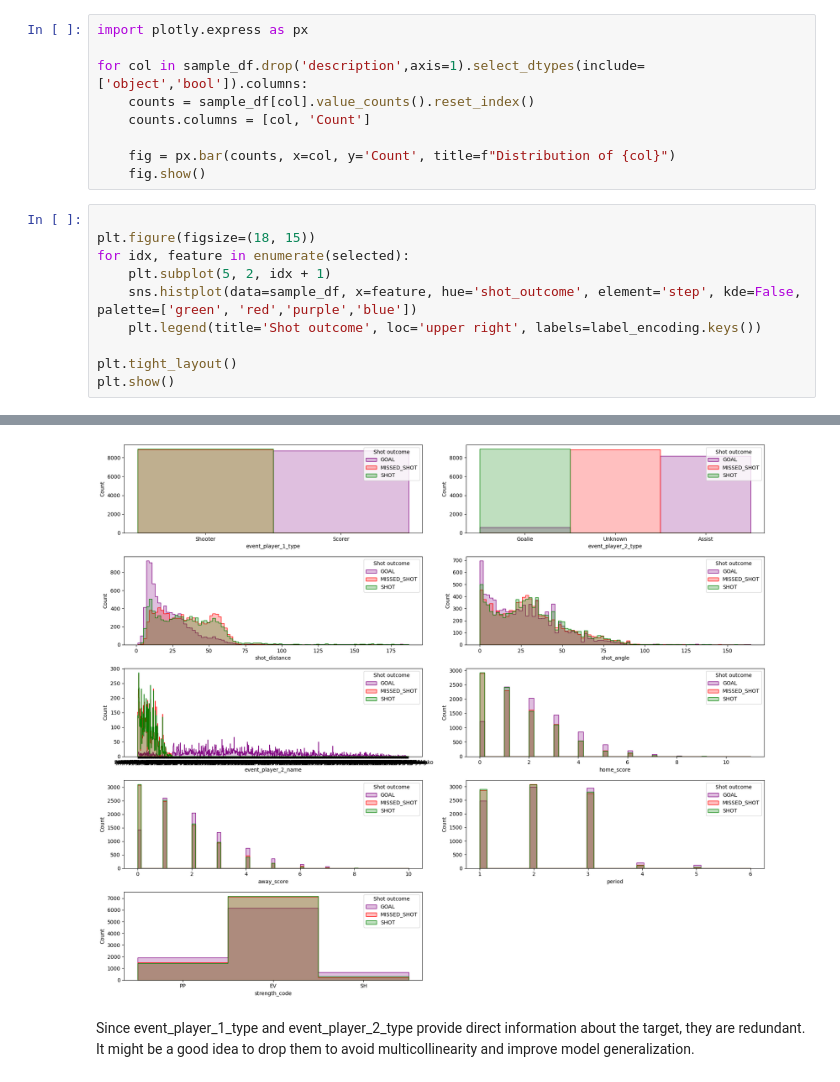
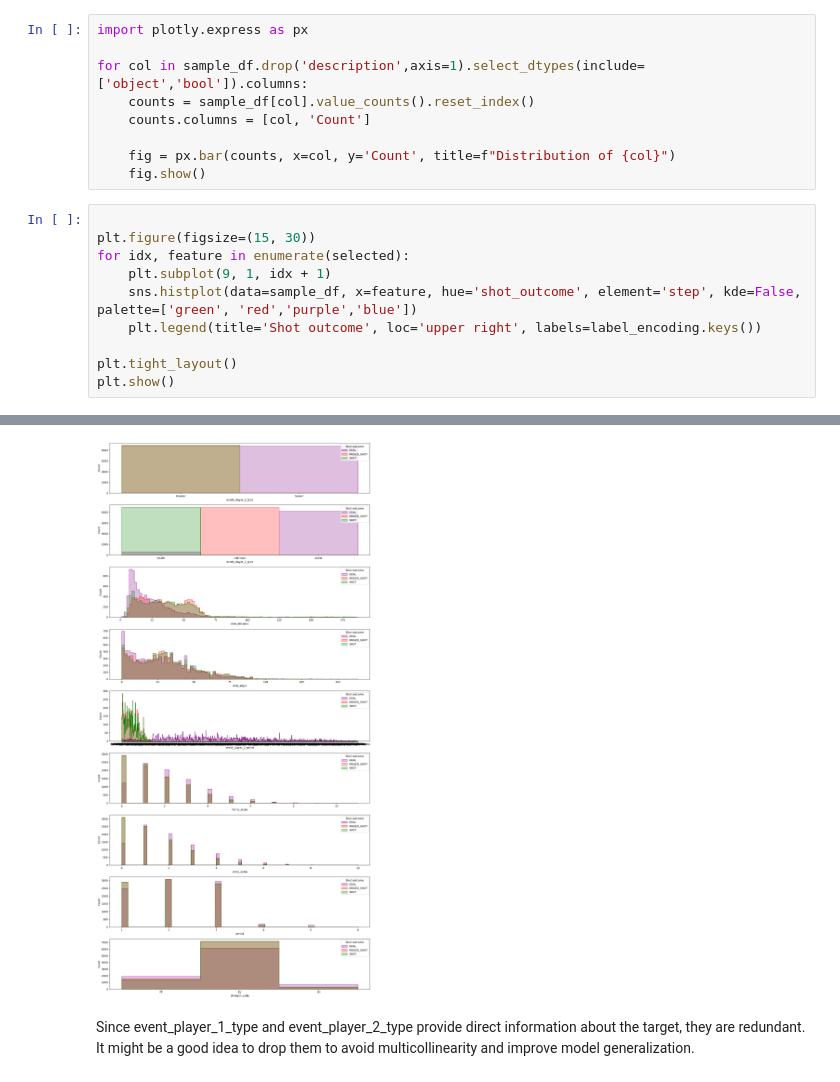
Before and after one commit to nursahhhh/AIN311CourseProject, a Jupyter notebook: AIN311_Project_.ipynb, the cells around one changed output, grey strips where cells are left out. Drawn from its saved outputs; the diff is of its cells as text.

```diff
--- a/AIN311_Project_.ipynb
+++ b/AIN311_Project_.ipynb
@@ -462,33 +462,33 @@ for col in sample_df.drop('description',axis=1).select_dtypes(include=['object',
     fig.show()
 # %%
 
-plt.figure(figsize=(18, 15))
+plt.figure(figsize=(15, 30))
 for idx, feature in enumerate(selected):
-    plt.subplot(5, 2, idx + 1)
+    plt.subplot(9, 1, idx + 1)
     sns.histplot(data=sample_df, x=feature, hue='shot_outcome', element='step', kde=False, palette=['green', 'red','purple','blue'])
     plt.legend(title='Shot outcome', loc='upper right', labels=label_encoding.keys())
 
 plt.tight_layout()
 plt.show()
 # %% [output]
 The palette list has more values (4) than needed (3), which may not be intended.
 
 
 use_inf_as_na option is deprecated and will be removed in a future version. Convert inf values to NaN before operating instead.
 
 
 When grouping with a length-1 list-like, you will need to pass a length-1 tuple to get_group in a future version of pandas. Pass `(name,)` instead of `name` to silence this warning.
 
 
 When grouping with a length-1 list-like, you will need to pass a length-1 tuple to get_group in a future version of pandas. Pass `(name,)` instead of `name` to silence this warning.
 
 
 ... (156 lines left out)
 When grouping with a length-1 list-like, you will need to pass a length-1 tuple to get_group in a future version of pandas. Pass `(name,)` instead of `name` to silence this warning.
 
 
 When grouping with a length-1 list-like, you will need to pass a length-1 tuple to get_group in a future version of pandas. Pass `(name,)` instead of `name` to silence this warning.
-[figure, old version]
+[figure, new version]
 # %% [markdown]
 Since event_player_1_type and event_player_2_type provide direct information about the target, they are redundant. It might be a good idea to drop them to avoid multicollinearity and improve model generalization.
 # %%
```
Also changed, not shown: parts of 6 cells of this notebook, 1 other file.
